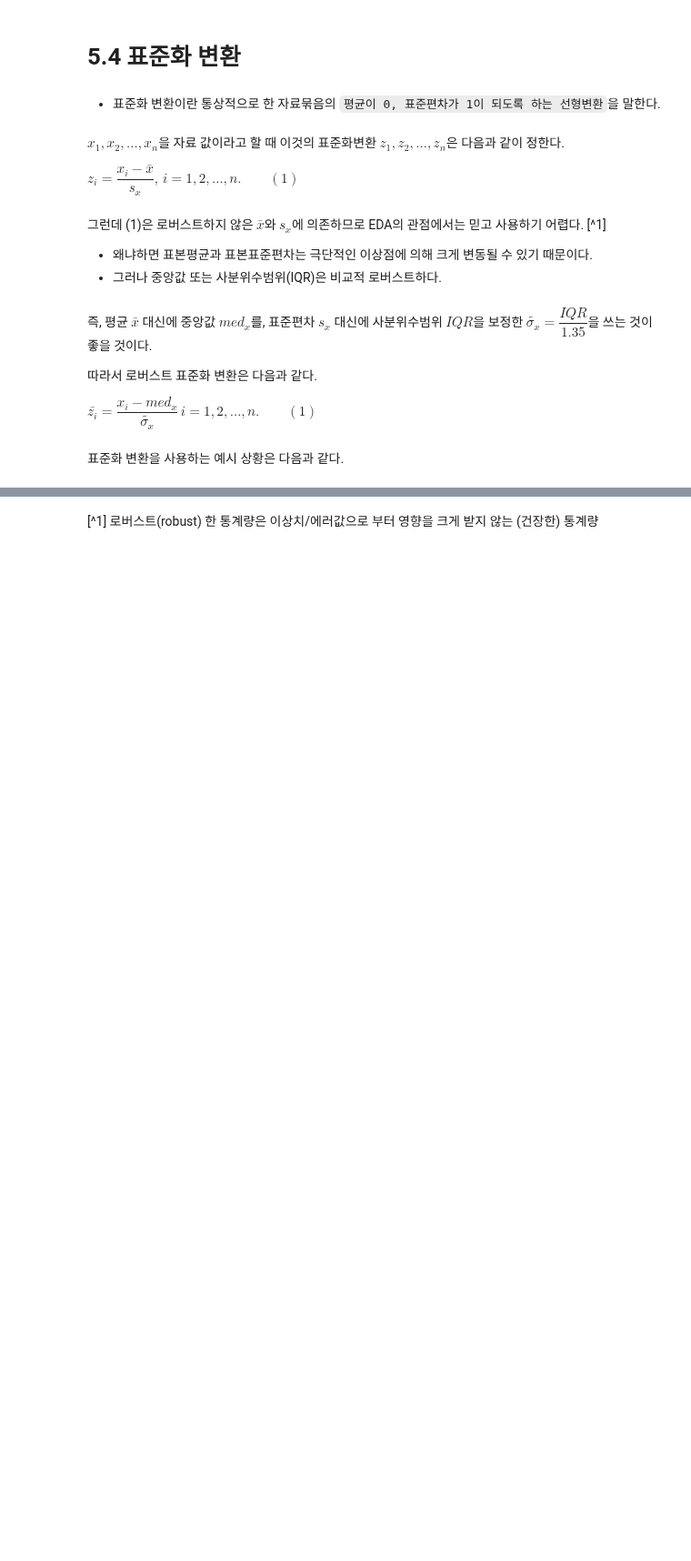
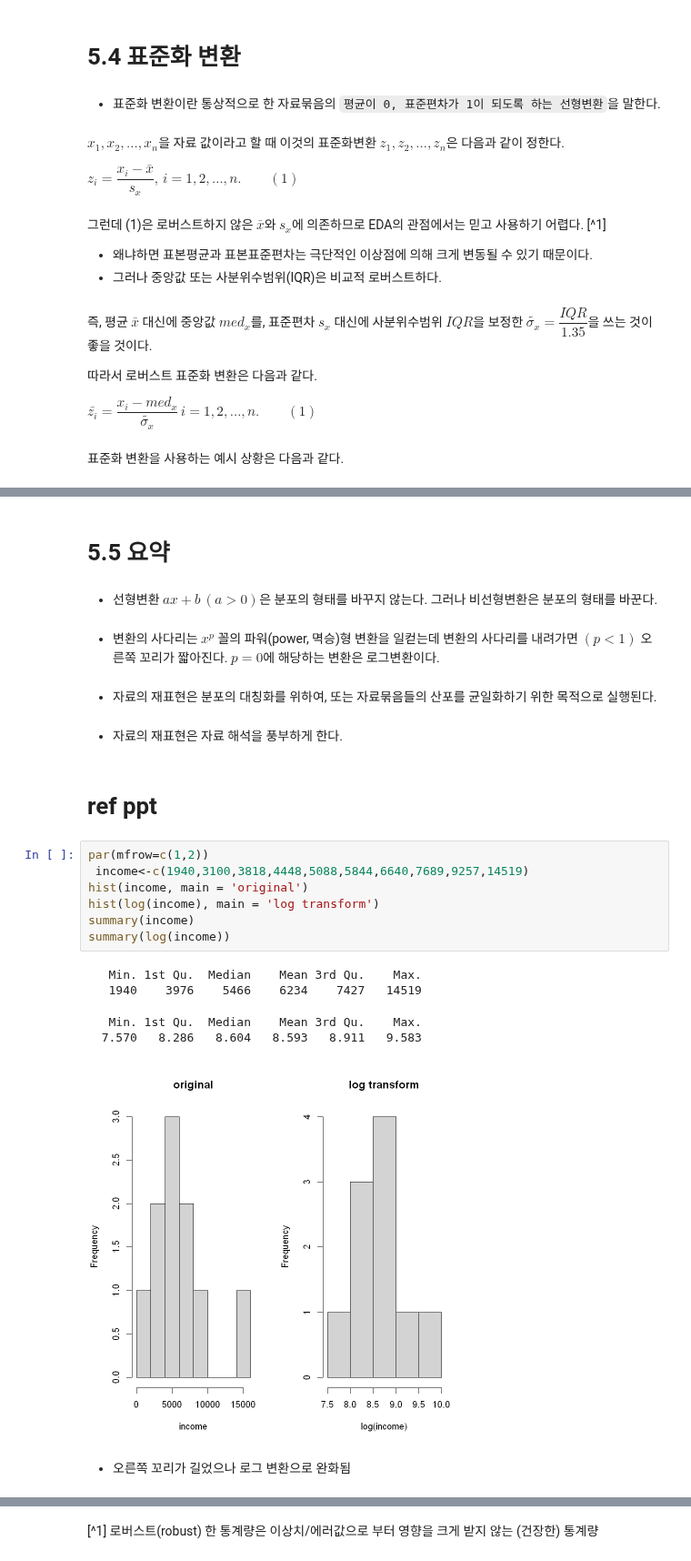
Before and after one commit to stahangryum/Woo, a Jupyter notebook: _notebooks/2022-04-12-eda.ipynb, the cells around one changed output, grey strips where cells are left out. Shown at 91% size. Saved outputs shown, nothing was run; the diff lists cells and outputs as text; blank space fills up the shorter version.

```diff
--- a/_notebooks/2022-04-12-eda.ipynb
+++ b/_notebooks/2022-04-12-eda.ipynb
@@ -36,0 +71,27 @@ print('\n 이를 비교하시오.
+# %% [markdown]
+# 5.5 요약
+# %% [markdown]
+- 선형변환 $ax+b\, (a > 0)$은 분포의 형태를 바꾸지 않는다. 그러나 비선형변환은 분포의 형태를 바꾼다.
+# %% [markdown]
+- 변환의 사다리는 $x^p$ 꼴의 파워(power, 멱승)형 변환을 일컫는데 변환의 사다리를 내려가면 $(p < 1)$ 오른쪽 꼬리가 짧아진다. $p=0$에 해당하는 변환은 로그변환이다.
+# %% [markdown]
+- 자료의 재표현은 분포의 대칭화를 위하여, 또는 자료묶음들의 산포를 균일화하기 위한 목적으로 실행된다.
+# %% [markdown]
+- 자료의 재표현은 자료 해석을 풍부하게 한다.
+# %% [markdown]
+# ref ppt
+# %%
+par(mfrow=c(1,2))
+ income<-c(1940,3100,3818,4448,5088,5844,6640,7689,9257,14519)
+hist(income, main = 'original')
+hist(log(income), main = 'log transform')
+summary(income)
+summary(log(income))
+# %% [output]
+   Min. 1st Qu.  Median    Mean 3rd Qu.    Max.
+   1940    3976    5466    6234    7427   14519
+   Min. 1st Qu.  Median    Mean 3rd Qu.    Max.
+  7.570   8.286   8.604   8.593   8.911   9.583
+[figure, added]
+# %% [markdown]
+- 오른쪽 꼬리가 길었으나 로그 변환으로 완화됨
```
Also changed, not shown: parts of 6 cells of this notebook.
